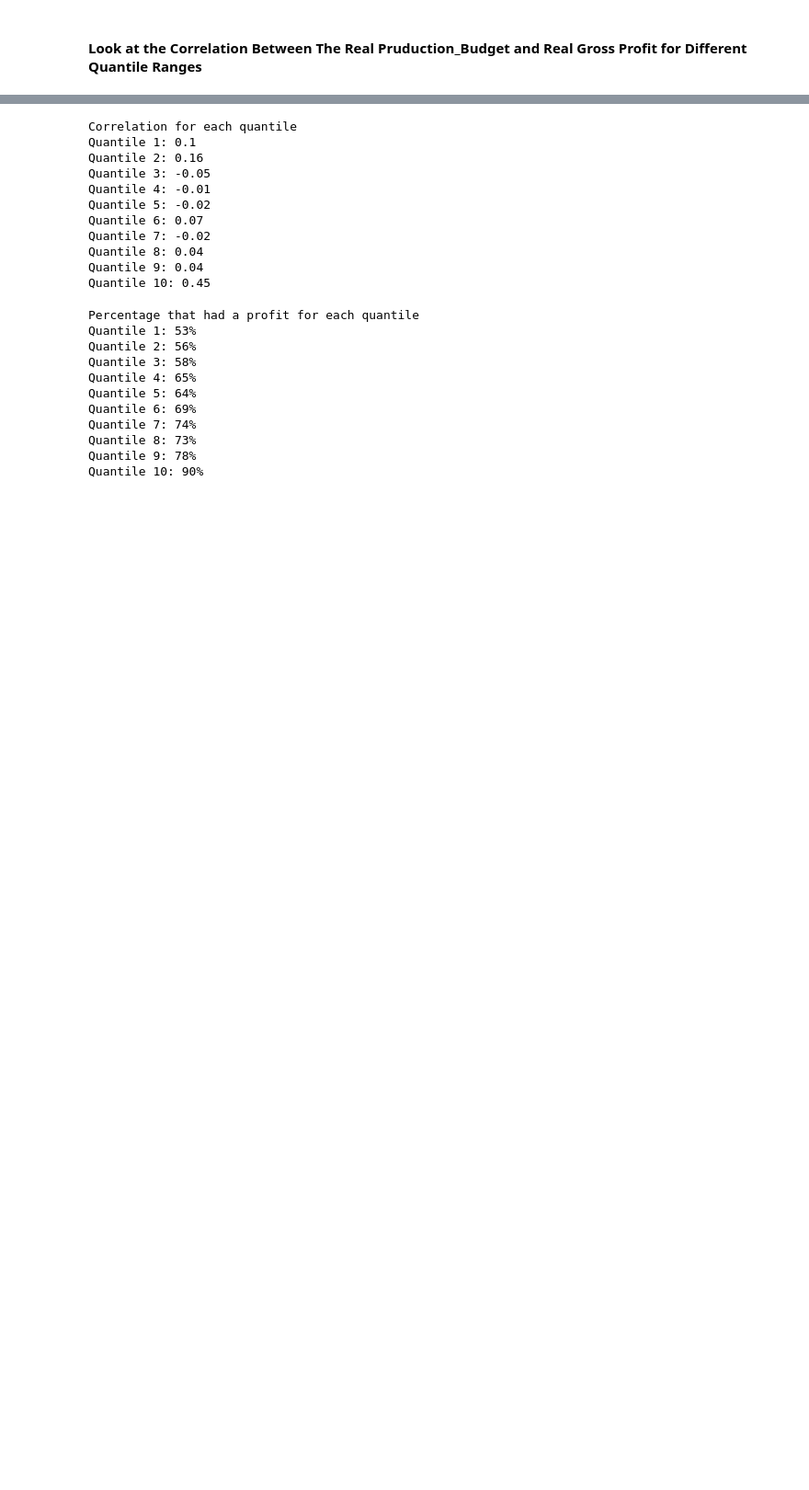
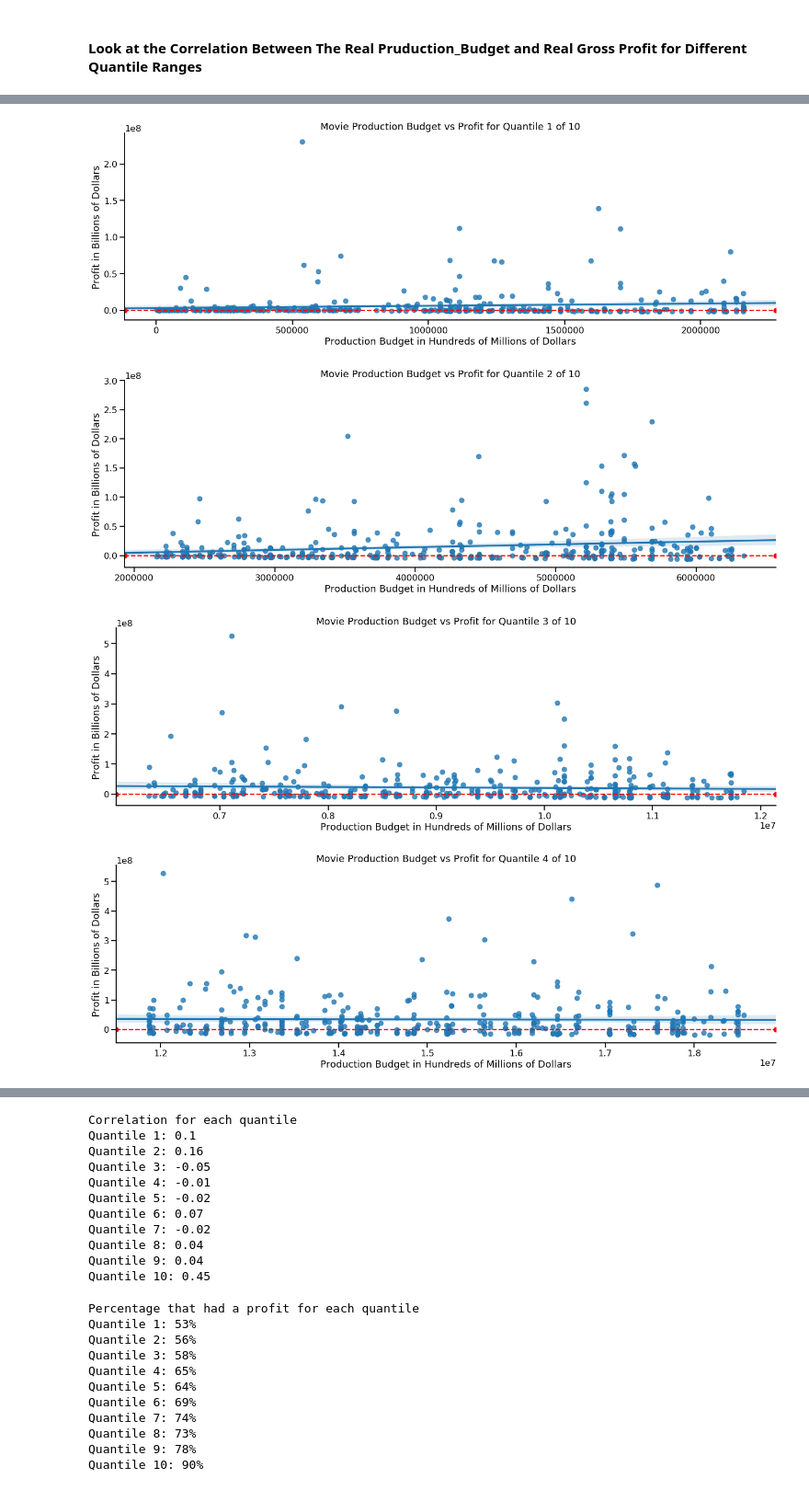
Before and after one commit to merb92/movie-industry-eda, a Jupyter notebook: index.ipynb, the cells around one changed output, grey strips where cells are left out. Shown at 92% size. Saved outputs shown, nothing was run; the diff lists cells and outputs as text; code cells hidden in the pictures; blank space fills up the shorter version.

```diff
--- a/index.ipynb
+++ b/index.ipynb
@@ -1083,3 +1182,9 @@ last_20_years_movie_budgets_df = clean_tn_movie_budgets_df[clean_tn_movie_budget
+# %%
+# make a copy of the current dataframe
+last_20_years_movie_budgets_df = clean_tn_movie_budgets_df.copy(deep=True)
+
+# slice the dataframe to keep only movies from 2000 forward
+last_20_years_movie_budgets_df = last_20_years_movie_budgets_df[last_20_years_movie_budgets_df['release_year'] >= 2000]
 # %%
 last_20_years_movie_budgets_df.info()
 # %% [output]
@@ -1377,7 +1554,7 @@ round(production.corr(profit), 2)
 #### Look at the Correlation Between The Real Pruduction_Budget and Real Gross Profit for Different Quantile Ranges
 # %%
 # define how many quantiles to split the data into
-num_splits = 10
+NUM_SPLITS = 10
 
 # sort by real production budget and use its quantile ranges
 sorted_by_production_df = last_20_years_movie_budgets_df.sort_values(by=['real_production_budget'])
@@ -1386,11 +1563,11 @@ sorted_by_production_df = last_20_years_movie_budgets_df.sort_values(by=['real_p
 total_movies = len(sorted_by_production_df)
 
 # calculate the size of the splits
-split_size = int(total_movies / num_splits)
+split_size = int(total_movies / NUM_SPLITS)
 
 # make a list of the splits
 splits = []
-for i in range(1, num_splits):
+for i in range(1, NUM_SPLITS):
     splits.append(i*split_size)
 # add the final split point which may be a different size if the split size wasn't a whole number
 splits.append(total_movies)
@@ -1398,29 +1575,9 @@ splits.append(total_movies)
 # initialize a list of quantiles
 quantiles = []
 
-# fill the list of quantiles
+# create a list of dataframes for each of the quantiles
 prev_split = 0 # define the previous split point, in the intial case it will be zero
 for split in splits:
     quantiles.append(sorted_by_production_df.iloc[prev_split:split][['real_production_budget', 'real_profit']])
     # update the previous split to be the current split point
     prev_split = split + 1
-# %%
-sns.set_context('notebook', font_scale=1.5)
-
-def quantile_plot(data, quantile, total_quantiles):
-    rpb_vs_rp = sns.lmplot(x='real_production_budget', y='real_profit',
-                    data=data, height=6, aspect=3)
-
-    # Add a line along y=0 to better illustrate the amount of movies that had a negative profit
-    rpb_vs_rp.map(plt.axhline, y=0, ls='--', c='red');
-
-    fig = rpb_vs_rp.fig
-    ax = fig.axes[0]
-    ax.xaxis.set_label_text('Production Budget in Hundreds of Millions of Dollars')
-    ax.yaxis.set_label_text('Profit in Billions of Dollars')
-    ax.set_title(f'Movie Production Budget vs Profit for Quantile {quantile} of {total_quantiles}')
-
-    plt.show()
-
-for q, data in enumerate(quantiles):
-    quantile_plot(data, q + 1, num_splits)
@@ -1437,0 +1584,14 @@ for q, data in enumerate(quantiles):
+# %%
+# display lmplots for all the quantiles
+for q, data in enumerate(quantiles):
+    lmplot_with_red_line(x='real_production_budget',
+                         y='real_profit',
+                         data=data,
+                         xlabel='Production Budget in Hundreds of Millions of Dollars',
+                         ylabel='Profit in Billions of Dollars',
+                         title=f'Movie Production Budget vs Profit for Quantile {q+1} of {NUM_SPLITS}')
+# %% [output]
+[figure, added]
+[figure, added]
+[figure, added]
+[figure, added]
```
Also changed, not shown: parts of 167 cells of this notebook.
